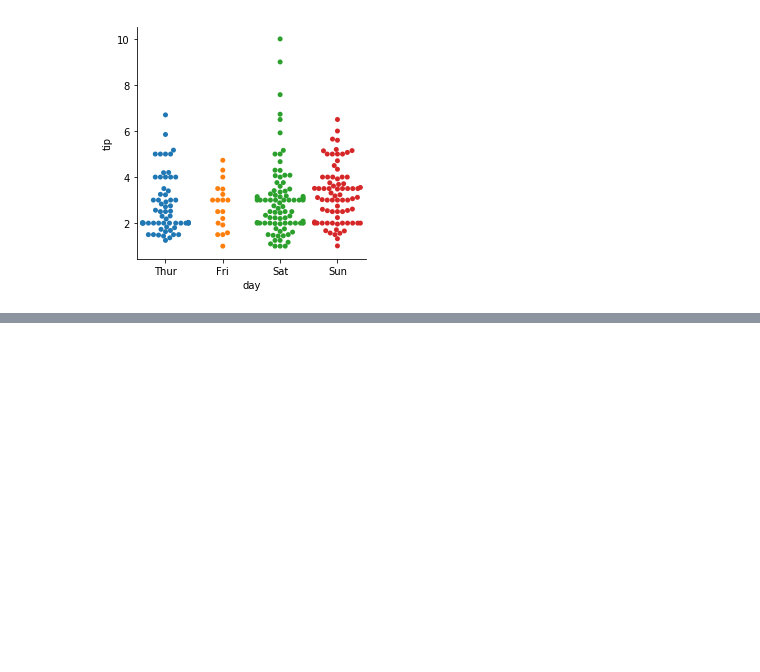
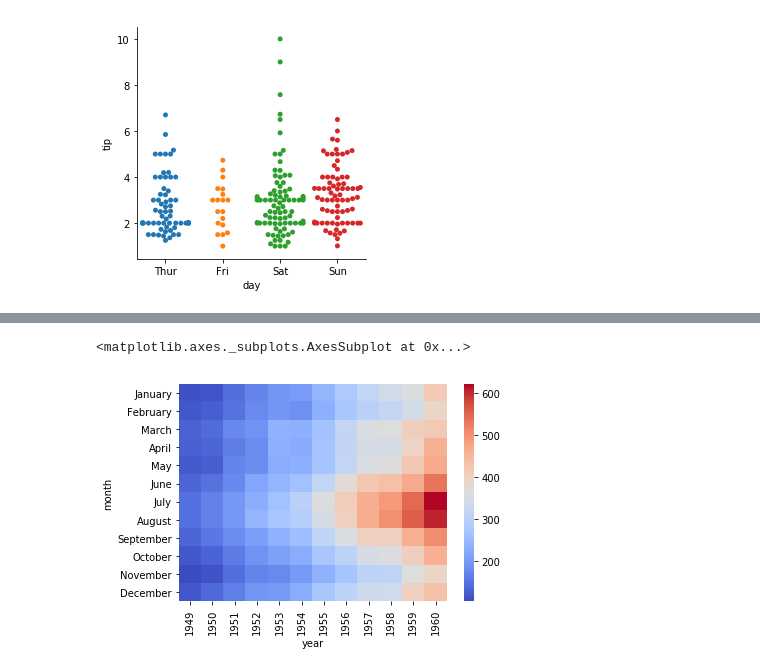
Before and after one commit to apuvvala-git/learndatascience, a Jupyter notebook: Data Visualization - Seaborn.ipynb, the cells around one changed output, grey strips where cells are left out. Cells and saved outputs as stored; diff of their text form; code cells hidden in the pictures; blank space fills up the shorter version.

```diff
--- a/Data Visualization - Seaborn.ipynb
+++ b/Data Visualization - Seaborn.ipynb
@@ -52,0 +55,3 @@ sns.factorplot(x='day',y='tip',data=tips,kind='swarm')
+# %%
+flights = sns.load_dataset('flights')
+flights.head()
@@ -52,0 +107,7 @@ sns.factorplot(x='day',y='tip',data=tips,kind='swarm')
+# %%
+flights_matrix = flights.pivot_table(index='month',columns='year',values='passengers')
+# %%
+sns.heatmap(flights_matrix,cmap='coolwarm')
+# %% [output]
+<matplotlib.axes._subplots.AxesSubplot at 0x...>
+[figure, added]
```
Also changed, not shown: parts of 17 cells of this notebook.
